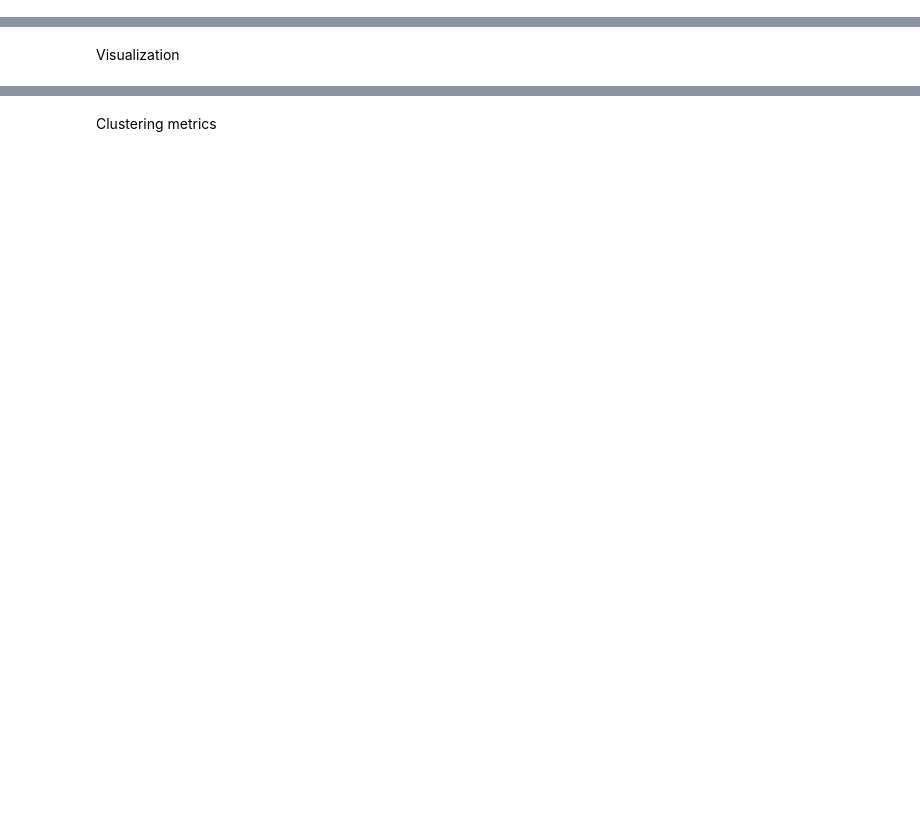
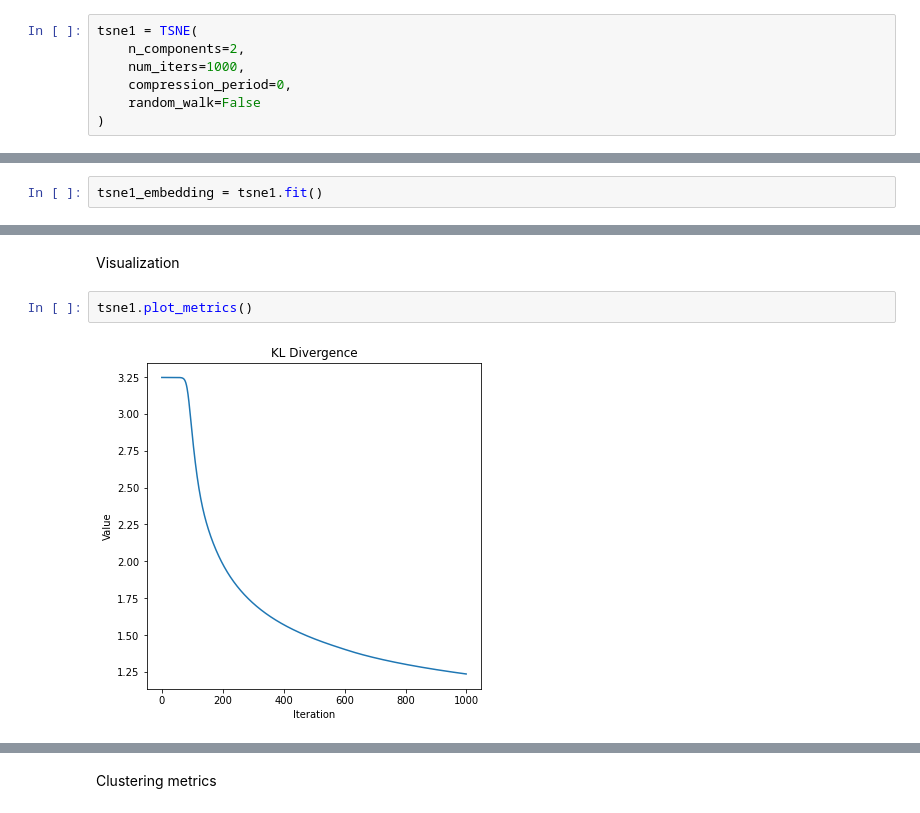
Before and after one commit to just1ce415/MMML_project, a Jupyter notebook: experiments.ipynb, the cells around one changed output, grey strips where cells are left out. Drawn from its saved outputs; the diff is of its cells as text; blank space fills up the shorter version.

```diff
--- a/experiments.ipynb
+++ b/experiments.ipynb
@@ -116,0 +105,7 @@ def t_sne(data, n_components=2):
+# %%
+tsne1 = TSNE(
+    n_components=2,
+    num_iters=1000,
+    compression_period=0,
+    random_walk=False
+)
@@ -120,0 +118,2 @@ embedding = t_sne(gex_data, n_components=2)
+# %%
+tsne1_embedding = tsne1.fit()
@@ -121,2 +131,6 @@ embedding = t_sne(gex_data, n_components=2)
 # %% [markdown]
 Visualization
+# %%
+tsne1.plot_metrics()
+# %% [output]
+[figure, added]
```
Also changed, not shown: parts of 34 cells of this notebook.
